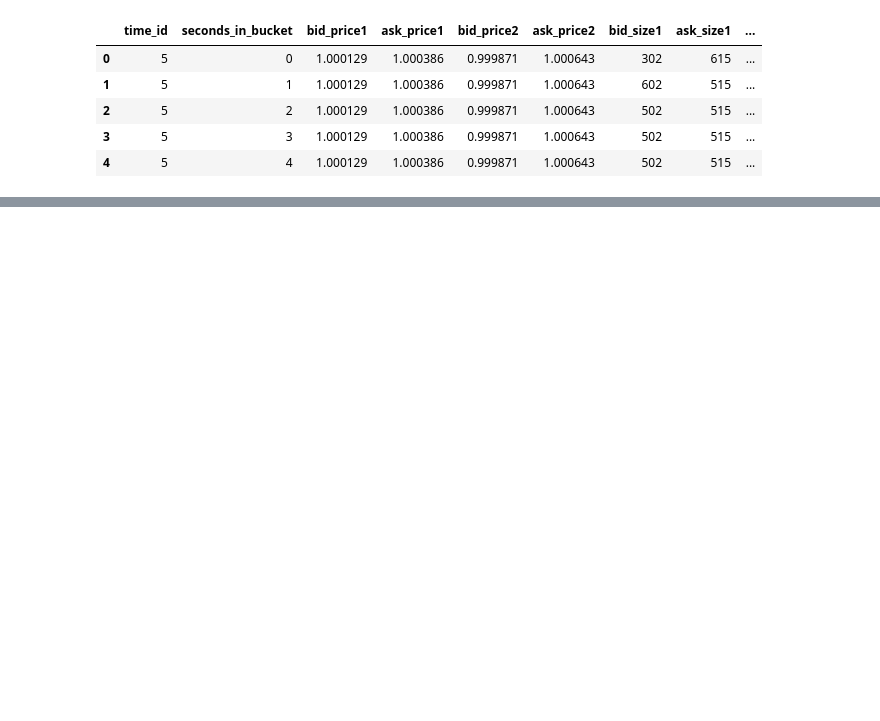
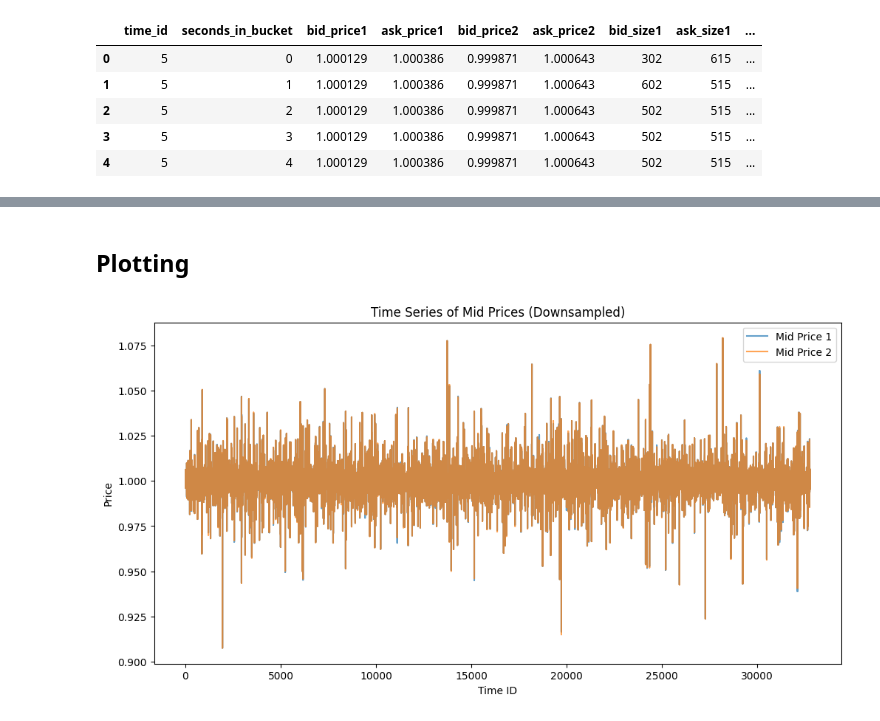
Before and after one commit to Ayush-Singh-31/Optiver-07, a Jupyter notebook: Main.ipynb, the cells around one changed output, grey strips where cells are left out. Saved outputs shown, nothing was run; the diff lists cells and outputs as text; code cells hidden in the pictures; blank space fills up the shorter version.

Commit message:
Data Desc and Plotting

```diff
--- a/Main.ipynb
+++ b/Main.ipynb
@@ -34,0 +154,2 @@ df.head()
+# %% [markdown]
+## **Plotting**
@@ -34,0 +337,24 @@ df.head()
+# %%
+def plot_time_series_prices_sampled(df, sample_rate=1000):
+    df_sorted = df.sort_values('time_id').copy()
+    # Ensure mid prices exist
+    if 'mid_price1' not in df_sorted.columns:
+        df_sorted['mid_price1'] = (df_sorted['bid_price1'] + df_sorted['ask_price1']) / 2
+    if 'mid_price2' not in df_sorted.columns:
+        df_sorted['mid_price2'] = (df_sorted['bid_price2'] + df_sorted['ask_price2']) / 2
+
+    # Downsample
+    df_sampled = df_sorted.iloc[::sample_rate, :]
+
+    plt.figure(figsize=(12, 6))
+    plt.plot(df_sampled['time_id'], df_sampled['mid_price1'], label='Mid Price 1', alpha=0.7)
+    plt.plot(df_sampled['time_id'], df_sampled['mid_price2'], label='Mid Price 2', alpha=0.7)
+    plt.xlabel('Time ID')
+    plt.ylabel('Price')
+    plt.title('Time Series of Mid Prices (Downsampled)')
+    plt.legend()
+    plt.show()
+
+plot_time_series_prices_sampled(df, sample_rate=1000)
+# %% [output]
+[figure, added]
```
Also changed, not shown: parts of 10 cells of this notebook, 1 other file.
